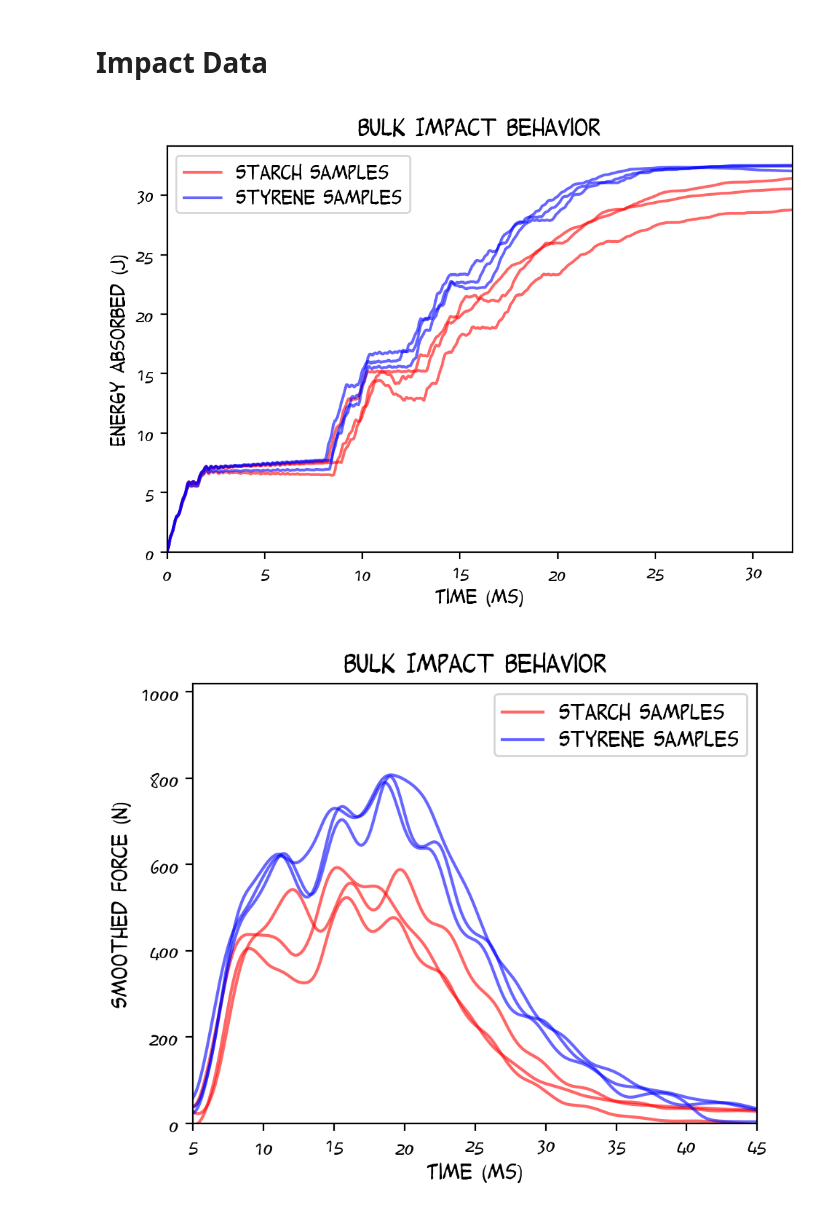
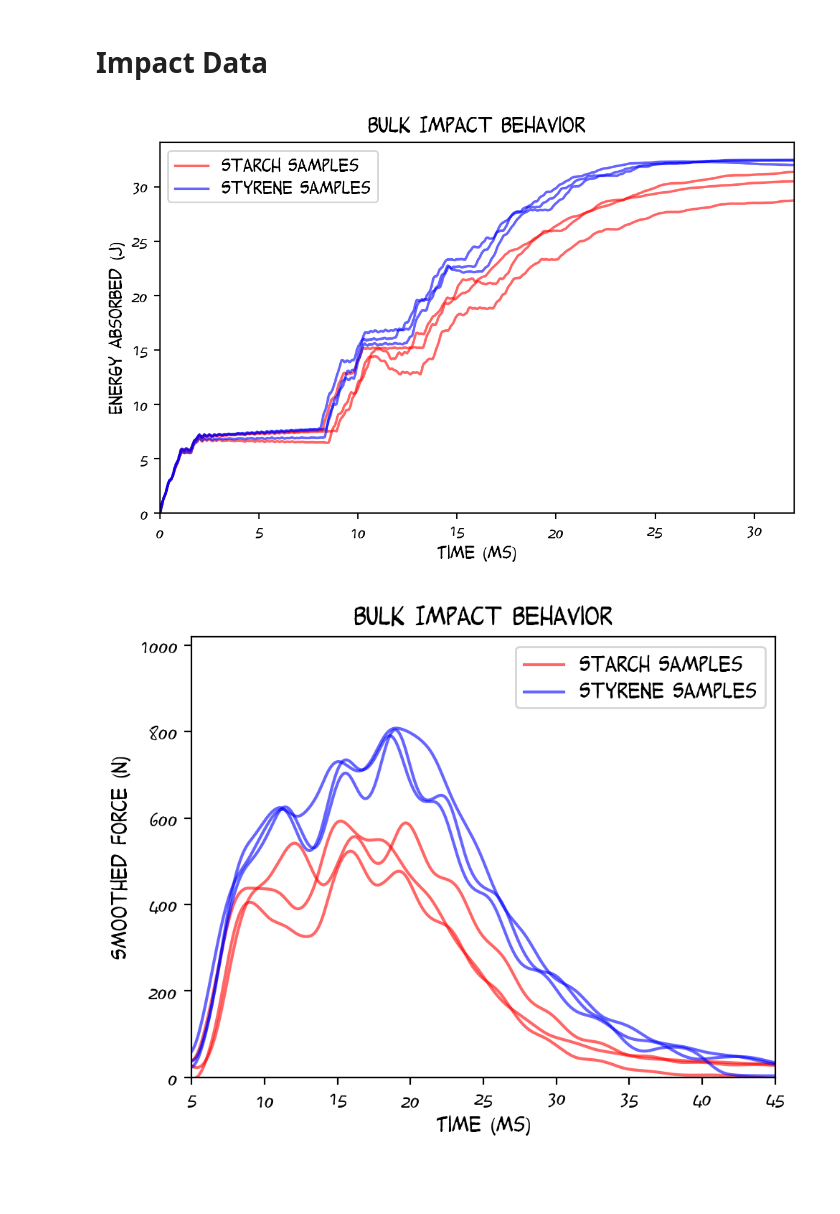
Before and after one commit to HALtheWise/matsci, a Jupyter notebook: project1/graphs.ipynb, the cells around one changed output. Saved outputs shown, nothing was run; the diff lists cells and outputs as text; code cells hidden in the pictures; blank space fills up the shorter version.

```diff
--- a/project1/graphs.ipynb
+++ b/project1/graphs.ipynb
@@ -181,25 +182,26 @@ for file, *args in [
 # %%
 fig = plt.figure(num=None, figsize=(6, 4), dpi=200, facecolor='w', edgecolor='k')
 
 plt.xlabel('Time (ms)')
 plt.ylabel('Energy Absorbed (J)')
 plt.title('Bulk Impact Behavior')
 
 for i, sample in enumerate(starch_impact):
     starch_line = plt.plot(sample.time * 1000, sample.energy, 'r', alpha=0.6, label=f"Starch {i+1}")[0]
 
 for i, sample in enumerate(styrene_impact):
     styrene_line = plt.plot(sample.time * 1000, sample.energy, 'b', alpha=0.6, label=f"Styrene {i+1}")[0]
 
 plt.xlim(0, 32)
 plt.ylim(0, None)
 
 plt.legend([starch_line, styrene_line], ["Starch Samples", "Styrene Samples"]);
 # plt.legend();
 
+plt.tight_layout()
 plt.savefig("figures/impact.png", transparent=False)
 # %% [output]
-[figure, old version]
+[figure, new version]
 # %%
 fig = plt.figure(num=None, figsize=(5, 4), dpi=200, facecolor='w', edgecolor='k')
 
@@ -219,6 +221,7 @@ plt.ylim(0, None)
 plt.legend([starch_line, styrene_line], ["Starch Samples", "Styrene Samples"]);
 # plt.legend();
 
+plt.tight_layout()
 plt.savefig("figures/impact_force.png", transparent=False)
 # %% [output]
-[figure, old version]
+[figure, new version]
```
Also changed, not shown: parts of 2 cells of this notebook, 6 other files.
